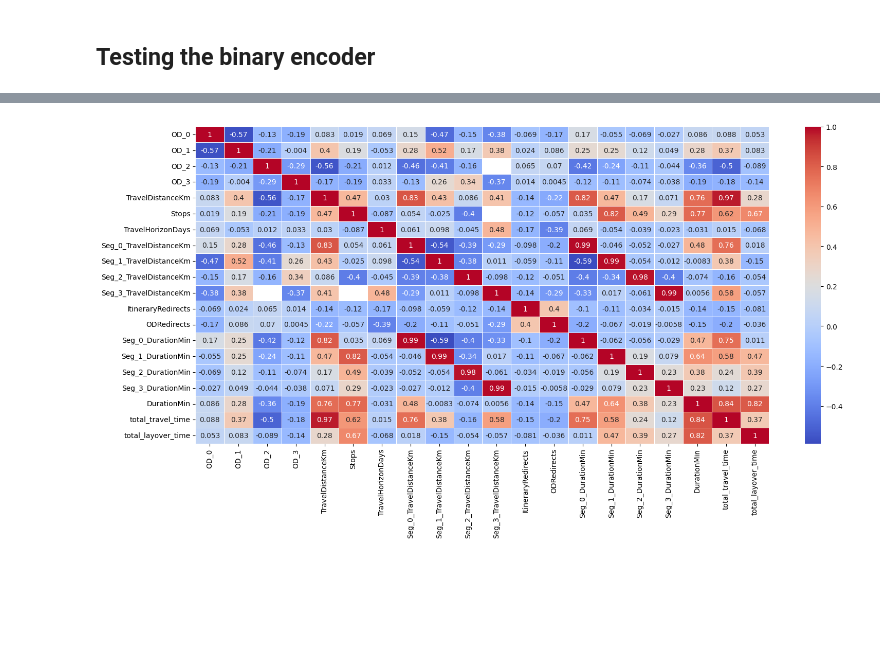
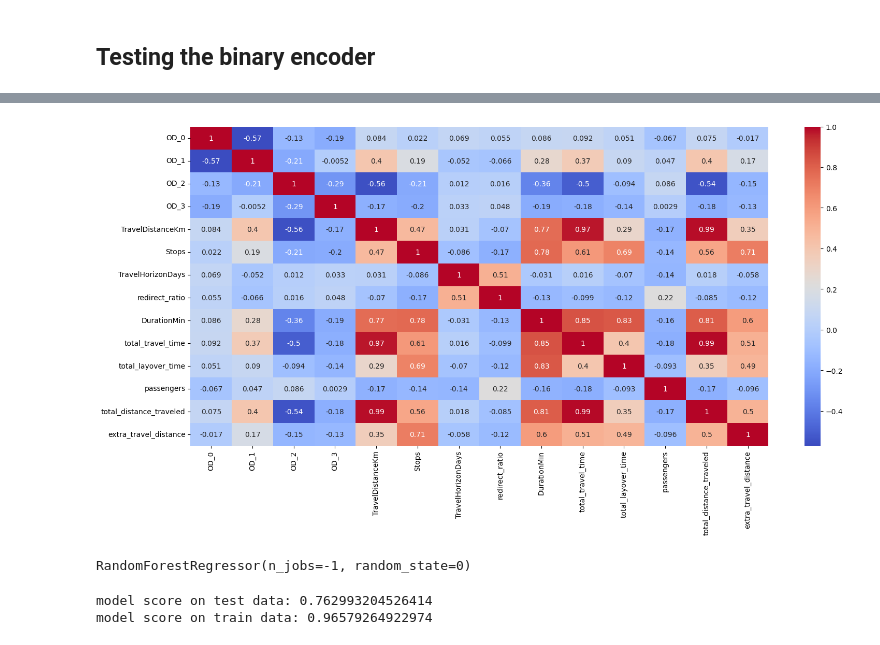
Before and after one commit to LaGenace/OptiFlyAi, a Jupyter notebook: Notebooks/ant_felix_arnaud_data.ipynb, the cells around one changed output, grey strips where cells are left out. Cells and saved outputs as stored; diff of their text form; code cells hidden in the pictures; blank space fills up the shorter version.

```diff
--- a/Notebooks/ant_felix_arnaud_data.ipynb
+++ b/Notebooks/ant_felix_arnaud_data.ipynb
@@ -129,9 +164,9 @@ import category_encoders as ce
 # Initialize BinaryEncoder
 binary_encoder = ce.BinaryEncoder(cols=["OD"])
 # Fit and transform the data
-binary_encoded_data = binary_encoder.fit_transform(model_data)
+binary_encoded_data = binary_encoder.fit_transform(processed_data)
 # Print the result
 print("Binary Encoded data:")
-print(binary_encoded_data)
+print(binary_encoded_data.columns)
 # %% [output]
 Binary Encoded data:
@@ -154,2 +189,6 @@ Binary Encoded data:
+# %%
+random_forest_columns = ['OD_0', 'OD_1', 'OD_2', 'OD_3' , 'TravelDistanceKm', 'Stops', 'TravelHorizonDays',
+                     'redirect_ratio', 'DurationMin', 'total_travel_time', 'total_layover_time', 'passengers', 'total_distance_traveled', 'extra_travel_distance']
 # %%
-corr_matrix = binary_encoded_data.corr()
+corr_matrix = binary_encoded_data[random_forest_columns].corr()
+corr_matrix
@@ -156,7 +211,7 @@ corr_matrix = binary_encoded_data.corr()
 # %%
 import seaborn as sns
 plt.figure(figsize=(18,8))
-sns.heatmap(corr_matrix, annot=True, cmap="coolwarm", linewidths=0.5)
+sns.heatmap(corr_matrix, annot=True, cmap='coolwarm')
 plt.show()
 # %% [output]
-[figure, old version]
+[figure, new version]
@@ -162,0 +223,11 @@ plt.show()
+# %%
+RFreg = RandomForestRegressor(n_estimators=100, random_state=0, n_jobs=-1)
+RFreg.fit(X_train, y_train)
+# %% [output]
+RandomForestRegressor(n_jobs=-1, random_state=0)
+# %%
+print(f"model score on test data: {RFreg.score(X_test, y_test)}")
+print(f"model score on train data: {RFreg.score(X_train, y_train)}")
+# %% [output]
+model score on test data: 0.762993204526414
+model score on train data: 0.96579264922974
```
Also changed, not shown: parts of 17 cells of this notebook.
